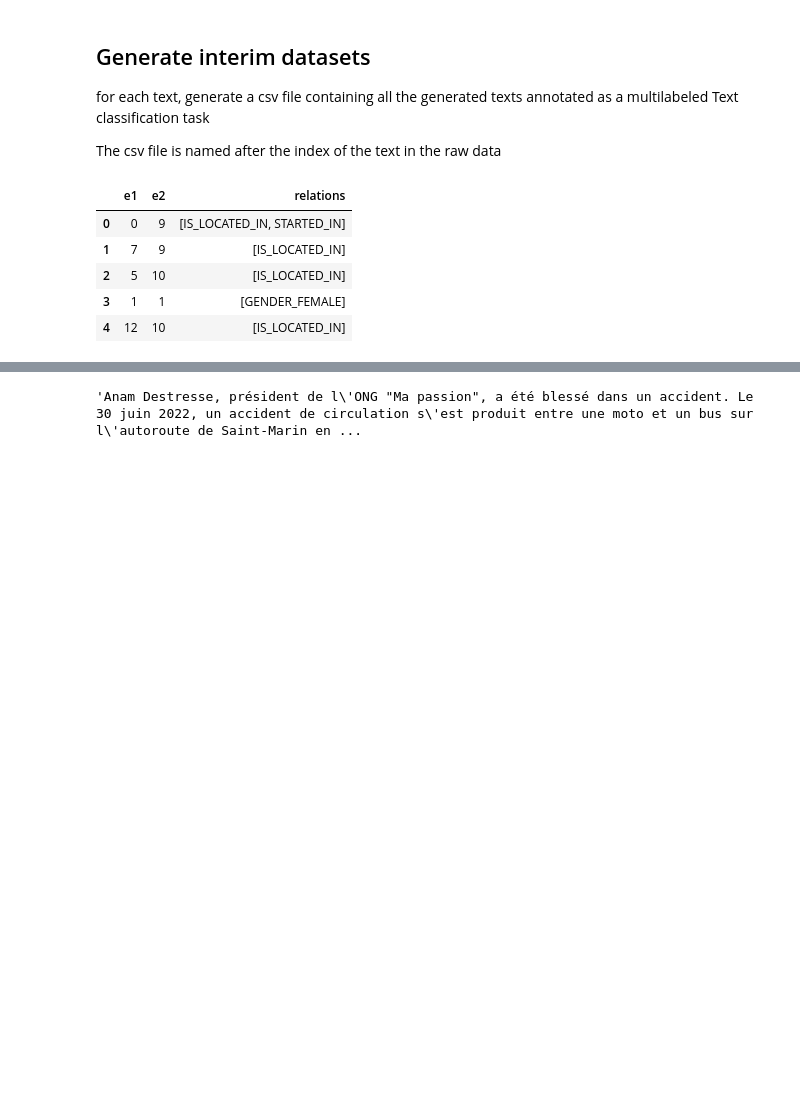
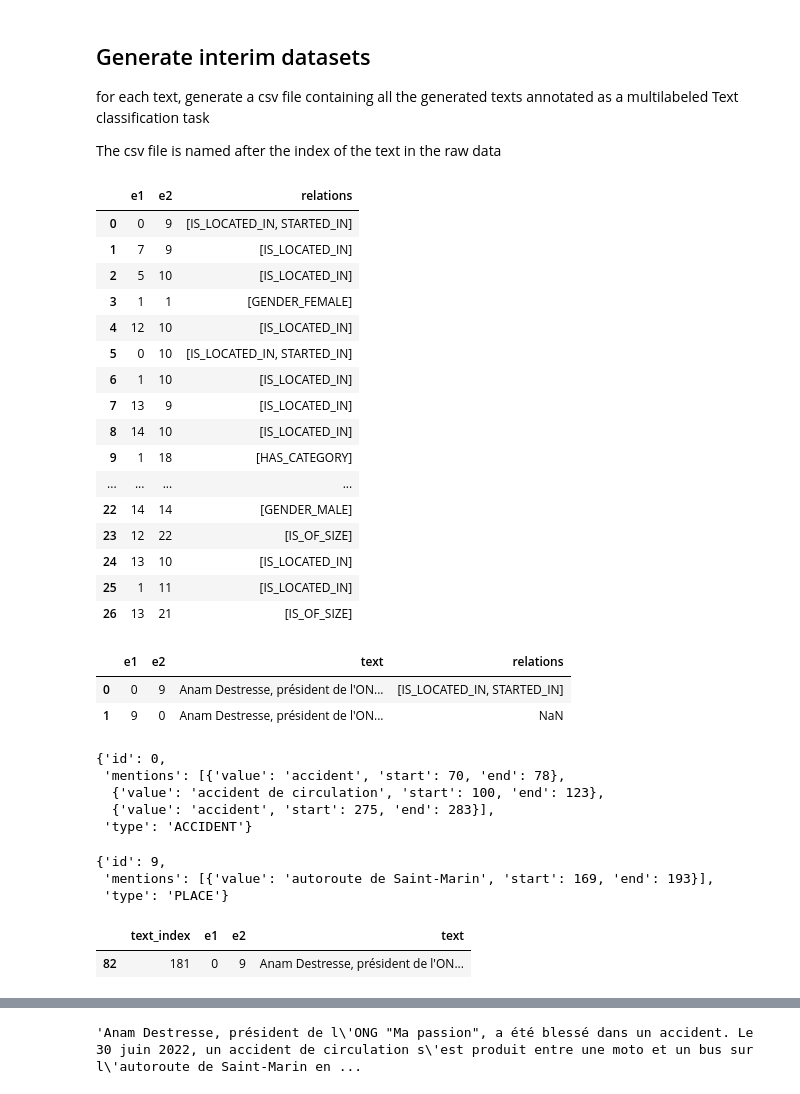
Before and after one commit to tagny/relation_extraction_textmine25, a Jupyter notebook: defi_textmine_2025/eda.ipynb, the cells around one changed output, grey strips where cells are left out. Cells and saved outputs as stored; diff of their text form; code cells hidden in the pictures; blank space fills up the shorter version.

Commit message:
Improve multilabel text classif  with fixed dataset and all the 37 classes of relation

```diff
--- a/defi_textmine_2025/eda.ipynb
+++ b/defi_textmine_2025/eda.ipynb
@@ -448,14 +484,64 @@ for each text, generate a csv file containing all the generated texts annotated
 The csv file is named after the index of the text in the raw data
 # %%
 data_generator = TextToMultiLabelDataGenerator()
-data_generator.convert_relations_to_dataframe(181, labeled_clean_df.relations.loc[181]).head()
+entity_pair_to_relations_df = data_generator.convert_relations_to_dataframe(labeled_clean_df.relations.loc[181])
+entity_pair_to_relations_df
 # %% [output]
 |  | e1 | e2 | relations |
 | 0 | 0 | 9 | [IS_LOCATED_IN, STARTED_IN] |
 | 1 | 7 | 9 | [IS_LOCATED_IN] |
 | 2 | 5 | 10 | [IS_LOCATED_IN] |
 | 3 | 1 | 1 | [GENDER_FEMALE] |
 | 4 | 12 | 10 | [IS_LOCATED_IN] |
+| 5 | 0 | 10 | [IS_LOCATED_IN, STARTED_IN] |
+| 6 | 1 | 10 | [IS_LOCATED_IN] |
+| 7 | 13 | 9 | [IS_LOCATED_IN] |
+| 8 | 14 | 10 | [IS_LOCATED_IN] |
+| 9 | 1 | 18 | [HAS_CATEGORY] |
+| ... | ... | ... | ... |
+| 22 | 14 | 14 | [GENDER_MALE] |
+| 23 | 12 | 22 | [IS_OF_SIZE] |
+| 24 | 13 | 10 | [IS_LOCATED_IN] |
+| 25 | 1 | 11 | [IS_LOCATED_IN] |
+| 26 | 13 | 21 | [IS_OF_SIZE] |
+# %%
+text_index = 181
+text, text_entities, text_relations = labeled_clean_df.loc[text_index].to_list()
+data_generator.tag_entities(text, text_entities[0], text_entities[9]).join(
+            entity_pair_to_relations_df.set_index(
+                [
+                    "e1",
+                    "e2",
+                ]
+            ),
+            on=[
+                "e1",
+                "e2",
+            ],
+        )
+# %% [output]
+|  | e1 | e2 | text | relations |
+| 0 | 0 | 9 | Anam Destresse, président de l'ON... | [IS_LOCATED_IN, STARTED_IN] |
+| 1 | 9 | 0 | Anam Destresse, président de l'ON... | NaN |
+# %%
+text_entities[0]
+# %% [output]
+{'id': 0,
+ 'mentions': [{'value': 'accident', 'start': 70, 'end': 78},
+  {'value': 'accident de circulation', 'start': 100, 'end': 123},
+  {'value': 'accident', 'start': 275, 'end': 283}],
+ 'type': 'ACCIDENT'}
+# %%
+text_entities[9]
+# %% [output]
+{'id': 9,
+ 'mentions': [{'value': 'autoroute de Saint-Marin', 'start': 169, 'end': 193}],
+ 'type': 'PLACE'}
+# %%
+data_generator.tag_all_possible_entity_pairs(text_index, text, text_entities).query("e1==0 and e2==9")
+# %% [output]
+|  | text_index | e1 | e2 | text |
+| 82 | 181 | 0 | 9 | Anam Destresse, président de l'ON... |
 # %%
 text_index = 181
 text, text_entities, text_relations = labeled_clean_df.loc[text_index].to_list()
```
Also changed, not shown: parts of 13 cells of this notebook, 2 other files.
